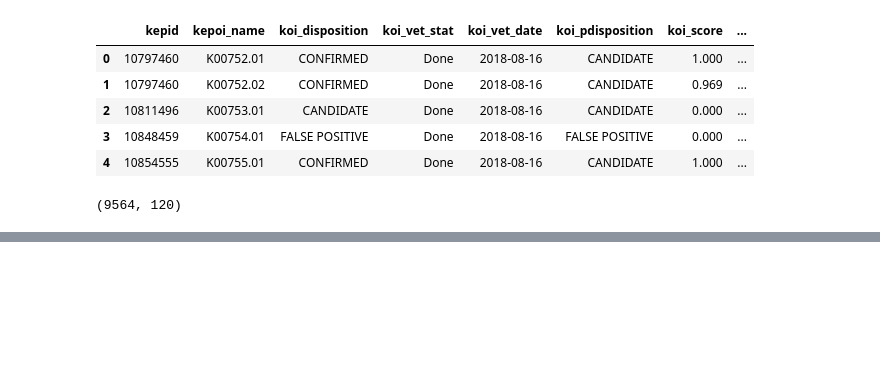
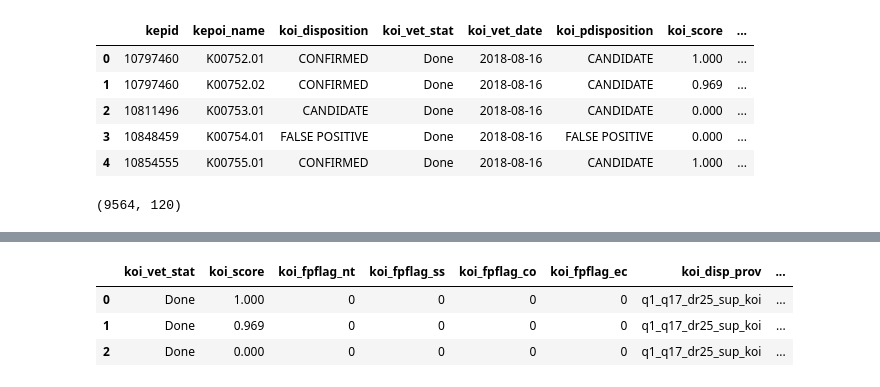
Before and after one commit to jclibs/Project-Kepler, a Jupyter notebook: kepler_data_prediction.ipynb, the cells around one changed output, grey strips where cells are left out. Cells and saved outputs as stored; diff of their text form; code cells hidden in the pictures; blank space fills up the shorter version.

```diff
--- a/kepler_data_prediction.ipynb
+++ b/kepler_data_prediction.ipynb
@@ -139,0 +222,9 @@ after: 0
+# %%
+# Sum the TF-IDF values for each comment to get a single value per comment
+comments_df['aggregated_tfidf'] = comments_df.sum(axis=1)
+
+# add aggregated_tfidf back into X to replace koi_comment with numeric values
+X['koi_comment_vectorized'] = comments_df['aggregated_tfidf']
+
+# Verify the result
+X[['koi_comment_vectorized', 'koi_comment']].head(10)
@@ -139,0 +243,9 @@ after: 0
+# %%
+#drop koi_comment not that it has been replaced
+X = X.drop(columns=['koi_comment'])
+X.head(3)
+# %% [output]
+|  | koi_vet_stat | koi_score | koi_fpflag_nt | koi_fpflag_ss | koi_fpflag_co | koi_fpflag_ec | koi_disp_prov | ... |
+| 0 | Done | 1.000 | 0 | 0 | 0 | 0 | q1_q17_dr25_sup_koi | ... |
+| 1 | Done | 0.969 | 0 | 0 | 0 | 0 | q1_q17_dr25_sup_koi | ... |
+| 2 | Done | 0.000 | 0 | 0 | 0 | 0 | q1_q17_dr25_sup_koi | ... |
```
Also changed, not shown: parts of 17 cells of this notebook.
